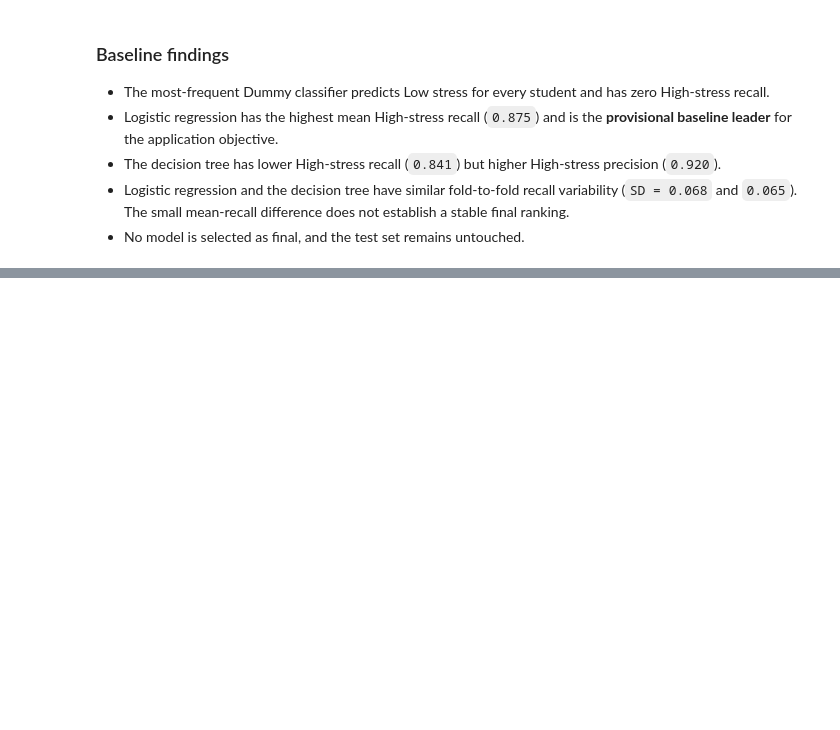
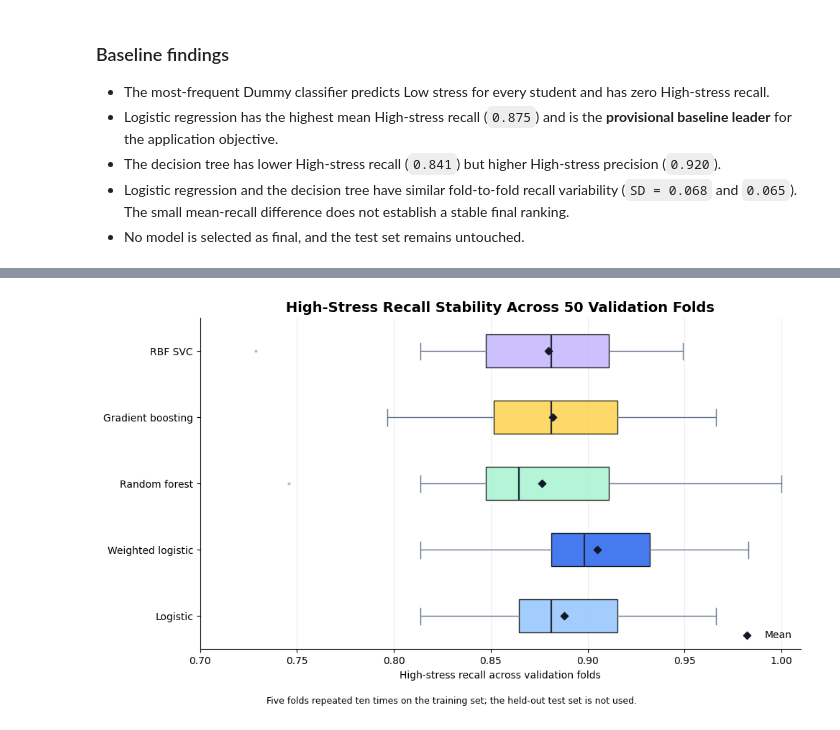
Before and after one commit to ShayanNajafian/academic-stress-research, a Jupyter notebook: notebooks/modeling.ipynb, the cells around one changed output, grey strips where cells are left out. Saved outputs shown, nothing was run; the diff lists cells and outputs as text; code cells hidden in the pictures; blank space fills up the shorter version.

Commit message:
feat: compare models with repeated cross-validation

```diff
--- a/notebooks/modeling.ipynb
+++ b/notebooks/modeling.ipynb
@@ -491,0 +639,77 @@ recall_stability.round(3)
+# %%
+import matplotlib.pyplot as plt
+
+FIGURES_DIR = PROJECT_ROOT / "figures"
+FIGURES_DIR.mkdir(exist_ok=True)
+
+recall_distributions = [
+    repeated_cv_results.loc[
+        repeated_cv_results["model"].eq(model_name),
+        "high_recall",
+    ].to_numpy()
+    for model_name in model_order
+]
+
+stability_fig, ax = plt.subplots(figsize=(10, 5.8))
+boxplot = ax.boxplot(
+    recall_distributions,
+    tick_labels=model_order,
+    orientation="horizontal",
+    patch_artist=True,
+    showfliers=True,
+    medianprops={"color": "#1F2937", "linewidth": 1.6},
+    whiskerprops={"color": "#64748B"},
+    capprops={"color": "#64748B"},
+    flierprops={
+        "marker": "o",
+        "markersize": 3,
+        "markerfacecolor": "#94A3B8",
+        "markeredgecolor": "none",
+        "alpha": 0.7,
+    },
+)
+
+for patch, color in zip(
+    boxplot["boxes"],
+    ["#93C5FD", "#2563EB", "#A7F3D0", "#FCD34D", "#C4B5FD"],
+):
+    patch.set_facecolor(color)
+    patch.set_alpha(0.85)
+
+mean_recall = repeated_cv_results.groupby("model")["high_recall"].mean()
+for position, model_name in enumerate(model_order, start=1):
+    ax.scatter(
+        mean_recall.loc[model_name],
+        position,
+        marker="D",
+        color="#111827",
+        s=28,
+        zorder=3,
+        label="Mean" if position == 1 else None,
+    )
+
+ax.set_xlim(0.70, 1.01)
+ax.set_xlabel("High-stress recall across validation folds")
+ax.set_title(
+    "High-Stress Recall Stability Across 50 Validation Folds",
+    fontsize=14,
+    fontweight="bold",
+)
+ax.grid(axis="x", alpha=0.22)
+ax.spines["top"].set_visible(False)
+ax.spines["right"].set_visible(False)
+ax.legend(frameon=False, loc="lower right")
+stability_fig.text(
+    0.5,
+    0.01,
+    "Five folds repeated ten times on the training set; the held-out test set is not used.",
+    ha="center",
+    fontsize=9,
+)
+stability_fig.tight_layout(rect=[0, 0.04, 1, 1])
+
+stability_output = FIGURES_DIR / "repeated-cv-high-recall-stability.png"
+stability_fig.savefig(stability_output, dpi=300, bbox_inches="tight")
+plt.show()
+# %% [output]
+[figure, added]
```
Also changed, not shown: parts of 5 cells of this notebook, 1 other file.
